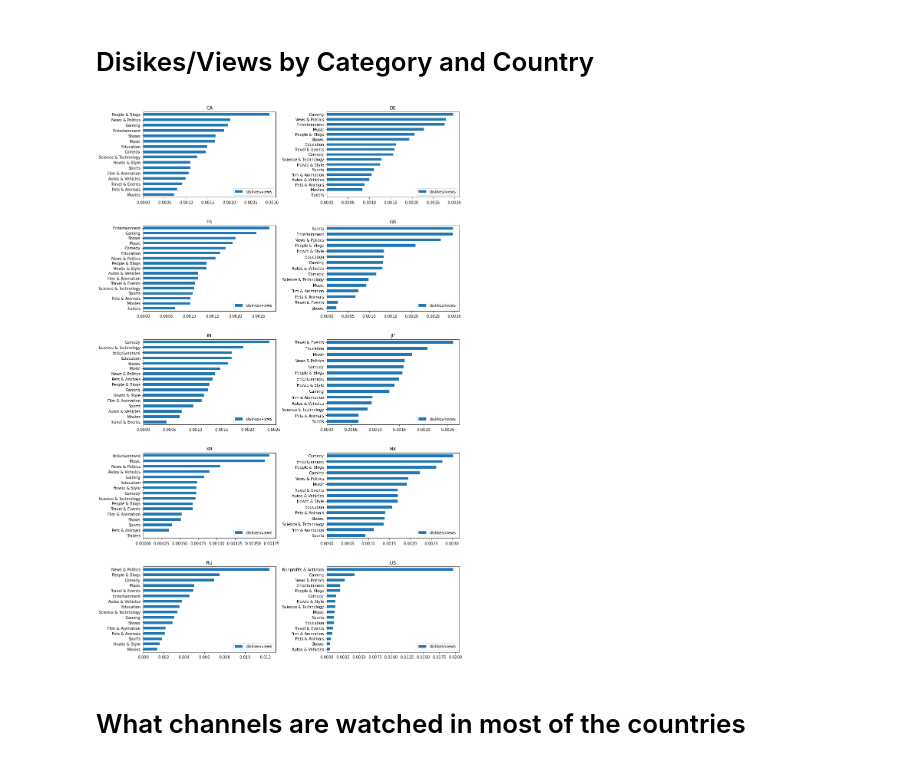
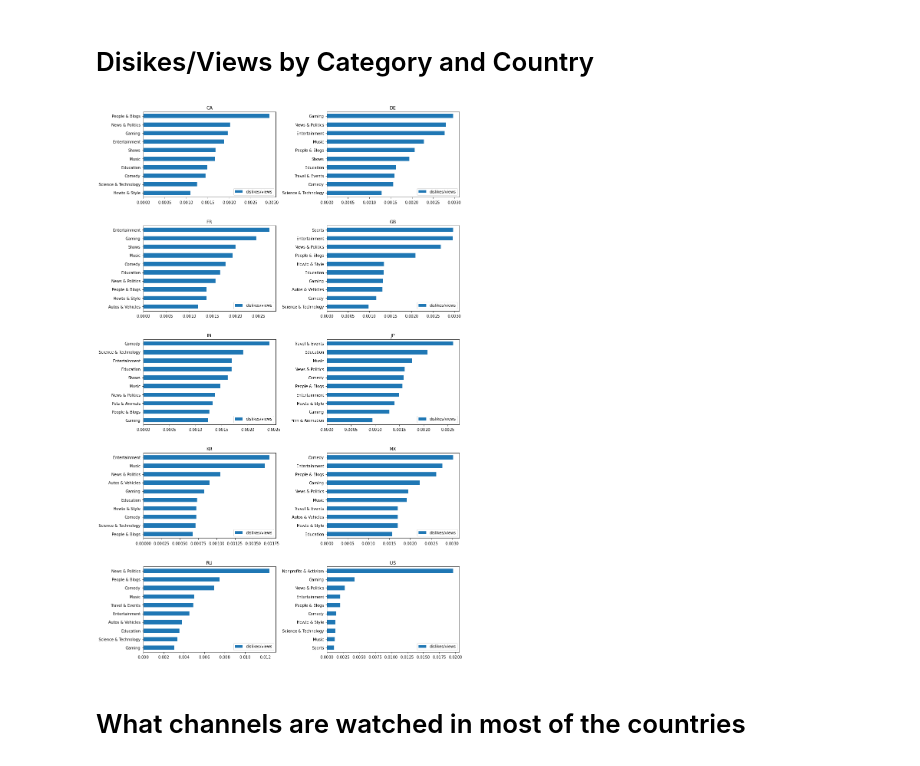
Before and after one commit to a-kravets/Data-Analytics-Projects, a Jupyter notebook: Kaggle YouTube new/youtube-category-views-likes-dislikes.ipynb, the cells around one changed output. Saved outputs shown, nothing was run; the diff lists cells and outputs as text; code cells hidden in the pictures.

```diff
--- a/Kaggle YouTube new/youtube-category-views-likes-dislikes.ipynb
+++ b/Kaggle YouTube new/youtube-category-views-likes-dislikes.ipynb
@@ -81,5 +81,17 @@ axe = axes.ravel()
 
 for i, country in enumerate(countries):
     country_data = pd.read_csv(dir+"\\output\\"+country+'.csv')
-    pd.value_counts(country_data['snippet_title'])[:10].sort_values().plot(kind='barh', ax=axe[i], title=country)
+    #pd.value_counts(country_data['snippet_title'])[:10].sort_values().plot(kind='barh', ax=axe[i], title=country)
+    #country_data.plot(x='snippet_title', y='views', kind='barh', ax=axe[i], title=country)
+
+    # Group by channel name (snippet title) with sums by views, likes and dislikes
+    grouped = country_data.groupby(['snippet_title'])[['views']].sum()
+    # Reset index so it allows to plot
+    grouped_reset = pd.DataFrame(grouped.reset_index(),
+                            columns=['snippet_title', 'views'])
+    # Plot top 10 by views
+    grouped_reset = grouped_reset.sort_values(by=['views'], ascending=0).head(10)
+    grouped_reset.sort_values(by=['views'], ascending=1).plot(x='snippet_title', y='views',\
+                                                                     kind='barh', ax=axe[i], title=country)
+    axe[i].yaxis.set_label_text('') #hides the 'snippet_title' in y axes
 # %% [output]
@@ -102,5 +114,16 @@ plt.rcParams["axes.formatter.use_mathtext"] = True
 for i, country in enumerate(countries):
     country_data = pd.read_csv(dir+"\\output\\"+country+'.csv')
     country_data['channel_title'] = country_data['channel_title'].apply(lambda x: x[:10]) #limit the label lenght
-    pd.value_counts(country_data['channel_title'])[:10].sort_values().plot(kind='barh', ax=axe[i], title=country)
+    #pd.value_counts(country_data['channel_title'])[:10].sort_values().plot(kind='barh', ax=axe[i], title=country)
+
+    # Group by channel name (snippet title) with sums by views, likes and dislikes
+    grouped = country_data.groupby(['channel_title'])[['views']].sum()
+    # Reset index so it allows to plot
+    grouped_reset = pd.DataFrame(grouped.reset_index(),
+                            columns=['channel_title', 'views'])
+    # Plot top 10 by views
+    grouped_reset = grouped_reset.sort_values(by=['views'], ascending=0).head(10)
+    grouped_reset.sort_values(by=['views'], ascending=1).plot(x='channel_title', y='views',\
+                                                                     kind='barh', ax=axe[i], title=country)
+    axe[i].yaxis.set_label_text('') #hides the 'snippet_title' in y axes
 # %% [output]
@@ -153,8 +176,12 @@ for i, country in enumerate(countries):
     #grouped_reset.sort_values(by=['likes/views']).plot(x='snippet_title', y=['likes/views', 'dislikes/views'],\
     #                                                                 kind='barh', ax=axe[i], title=country)
 
-    # Plot likes/views only
-    grouped_reset.sort_values(by=['likes/views']).plot(x='snippet_title', y=['likes/views'],\
+    # Plot top 10 by likes/views only
+    grouped_reset = grouped_reset.sort_values(by=['likes/views'], ascending=0).head(10)
+    grouped_reset.sort_values(by=['likes/views'], ascending=1).plot(x='snippet_title', y='likes/views',\
                                                                      kind='barh', ax=axe[i], title=country)
+
+    #grouped_reset.sort_values(by=['likes/views']).plot(x='snippet_title', y='likes/views',\
+                                                                     #kind='barh', ax=axe[i], title=country)
     axe[i].yaxis.set_label_text('') #hides the 'snippet_title' in y axes
 # %% [output]
@@ -164,36 +191,40 @@ for i, country in enumerate(countries):
 # %%
 fig, axes = plt.subplots(5, 2, figsize=(12, 20))
 
 # Set padding between charts
 plt.tight_layout(pad=0.4, w_pad=10, h_pad=5)
 
 # Unpack all the axes subplots
 axe = axes.ravel()
 
 for i, country in enumerate(countries):
 
     country_data = pd.read_csv(dir+"\\output\\"+country+'.csv')
 
     # Group by channel name (snippet title) with sums by views, likes and dislikes
     grouped = country_data.groupby(['snippet_title'])[['views', 'likes', 'dislikes']].sum()
     # Reset index so it allows to plot
     grouped_reset = pd.DataFrame(grouped.reset_index(),
                             columns=['snippet_title', 'views', 'likes', 'dislikes'])
     # Adding new calculated columns
     grouped_reset['likes/views'] = grouped_reset['likes'] / grouped_reset['views']
     grouped_reset['dislikes/views'] = grouped_reset['dislikes'] / grouped_reset['views']
     grouped_reset['dislikes/likes'] = grouped_reset['dislikes'] / grouped_reset['likes']
 
     # Plot both likes and dislikes
     #grouped_reset.sort_values(by=['likes/views']).plot(x='snippet_title', y=['likes/views', 'dislikes/views'],\
     #                                                                 kind='barh', ax=axe[i], title=country)
 
-    # Plot dislikes/views only
-    grouped_reset.sort_values(by=['dislikes/views']).plot(x='snippet_title', y=['dislikes/views'],\
+    # Plot top 10 dislikes/views only
+    grouped_reset = grouped_reset.sort_values(by=['dislikes/views'], ascending=0).head(10)
+    grouped_reset.sort_values(by=['dislikes/views'], ascending=1).plot(x='snippet_title', y='dislikes/views',\
                                                                      kind='barh', ax=axe[i], title=country)
+
+    #grouped_reset.sort_values(by=['dislikes/views']).plot(x='snippet_title', y=['dislikes/views'],\
+                                                                     #kind='barh', ax=axe[i], title=country)
     axe[i].yaxis.set_label_text('') #hides the 'snippet_title' in y axes
 # %% [output]
-[figure, old version]
+[figure, new version]
 # %% [markdown]
 # What channels are watched in most of the countries
 # %%
```
Also changed, not shown: parts of 3 cells of this notebook.
